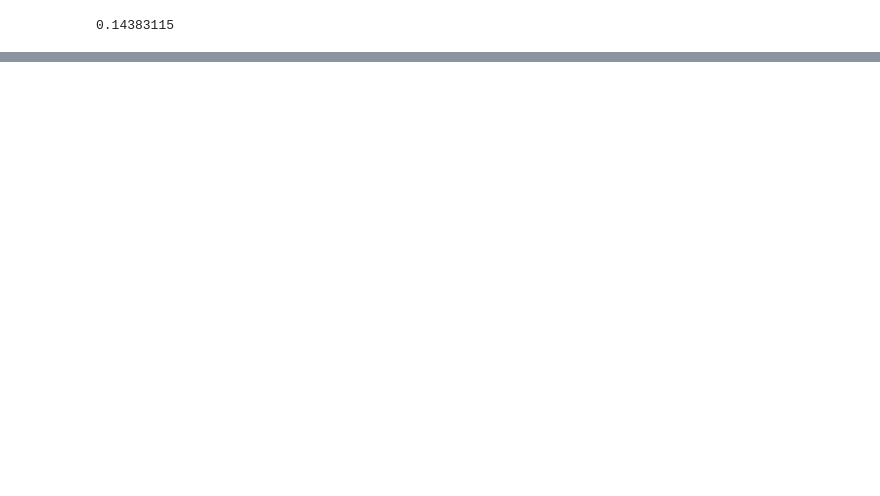
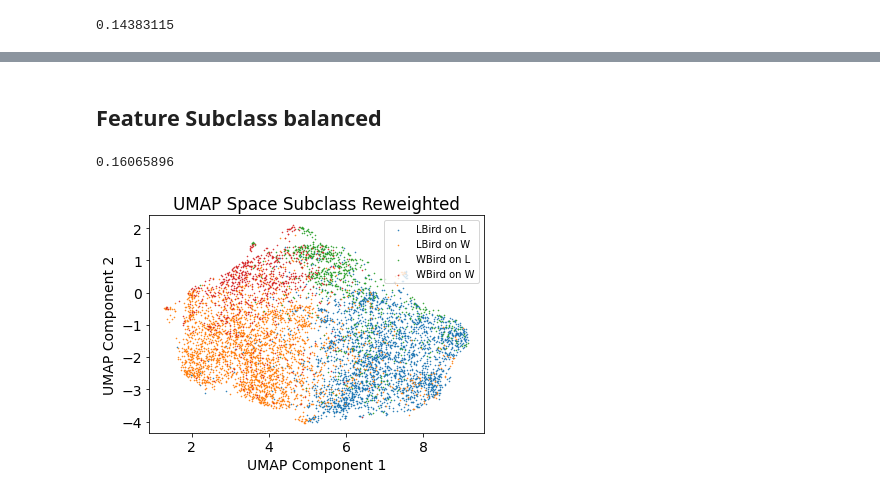
Before and after one commit to MsAsterisk1/ERM_GDRO, a Jupyter notebook: feature_vis.ipynb, the cells around one changed output, grey strips where cells are left out. Drawn from its saved outputs; the diff is of its cells as text; code cells hidden in the pictures; blank space fills up the shorter version.

```diff
--- a/feature_vis.ipynb
+++ b/feature_vis.ipynb
@@ -98,0 +102,18 @@ silhouette_avg
+# %% [markdown]
+## Feature Subclass balanced
+# %%
+df_features_subr = pd.read_csv('./features_sub_r.csv', index_col=0)
+features_subr = df_features_subr.drop(['label'], axis=1).values
+reducer = UMAP(random_state=8, n_components=2)
+embeds_subr = reducer.fit_transform(features_subr)
+# %%
+groups_subr =  df_features_subr['label'].values
+# %%
+silhouette_avg = silhouette_score(embeds_subr, groups_subr)
+silhouette_avg
+# %% [output]
+0.16065896
+# %%
+make_plot('UMAP Space Subclass Reweighted', embeds_subr, groups_subr)
+# %% [output]
+[figure, added]
```
Also changed, not shown: parts of 24 cells of this notebook, 1 other file.
